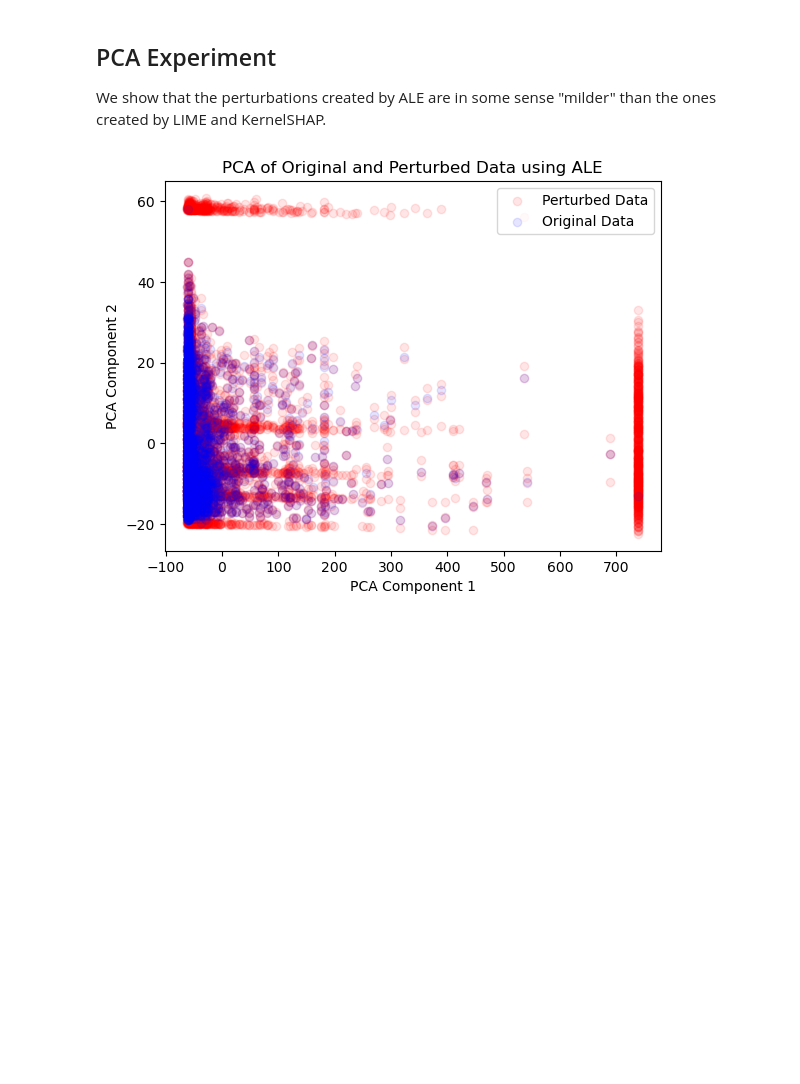
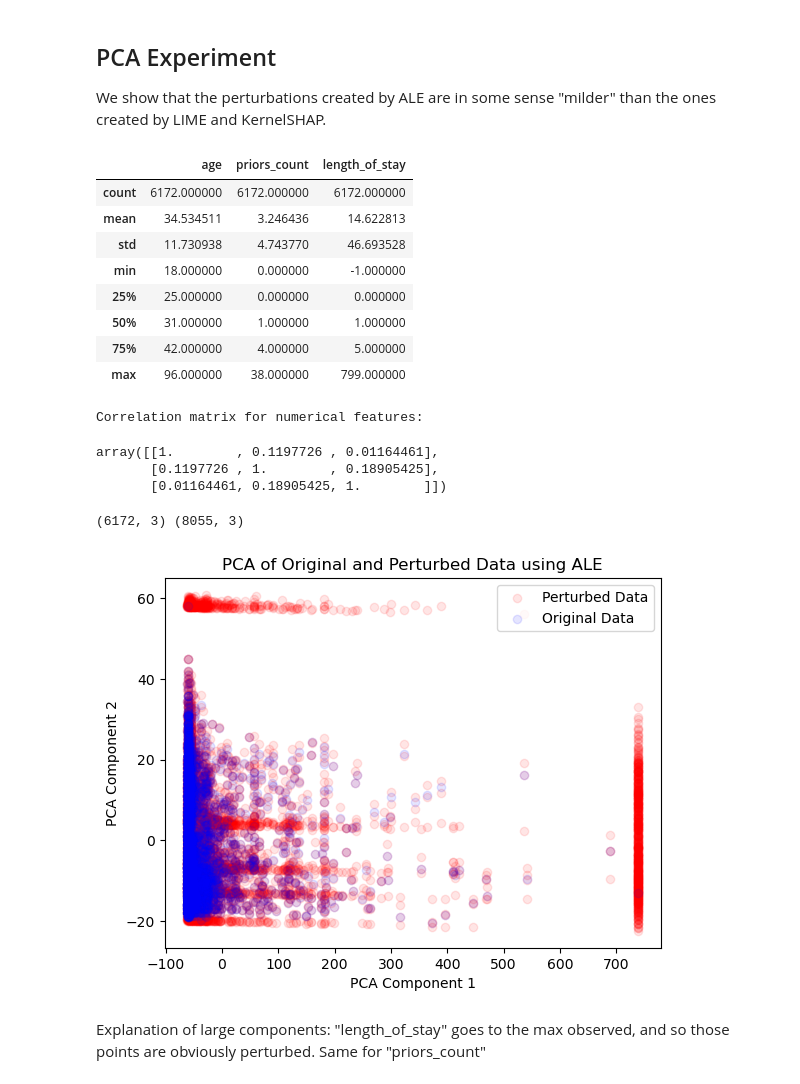
Before and after one commit to dawsonren/ExplainableML, a Jupyter notebook: adversarial.ipynb, the cells around one changed output. Drawn from its saved outputs; the diff is of its cells as text; code cells hidden in the pictures; blank space fills up the shorter version.

```diff
--- a/adversarial.ipynb
+++ b/adversarial.ipynb
@@ -78,10 +82,33 @@ def plot_2d_compas_pca(X_compas, explainer_class: Explanation, explain_n=100):
     plt.title(f'PCA of Original and Perturbed Data using {explainer_class.__name__}')
     plt.legend()
     plt.show()
+# %%
+X_compas[["age", "priors_count", "length_of_stay"]].describe()
+# %% [output]
+|  | age | priors_count | length_of_stay |
+| count | 6172.000000 | 6172.000000 | 6172.000000 |
+| mean | 34.534511 | 3.246436 | 14.622813 |
+| std | 11.730938 | 4.743770 | 46.693528 |
+| min | 18.000000 | 0.000000 | -1.000000 |
+| 25% | 25.000000 | 0.000000 | 0.000000 |
+| 50% | 31.000000 | 1.000000 | 1.000000 |
+| 75% | 42.000000 | 4.000000 | 5.000000 |
+| max | 96.000000 | 38.000000 | 799.000000 |
+# %%
+print("Correlation matrix for numerical features:")
+np.corrcoef(X_compas[["age", "priors_count", "length_of_stay"]].to_numpy(), rowvar=False)
+# %% [output]
+Correlation matrix for numerical features:
+array([[1.        , 0.1197726 , 0.01164461],
+       [0.1197726 , 1.        , 0.18905425],
+       [0.01164461, 0.18905425, 1.        ]])
 # %%
-plot_2d_compas_pca(X_compas, ALE, explain_n=1)
+plot_2d_compas_pca(X_compas, ALE, explain_n=10)
 # %% [output]
+(6172, 3) (8055, 3)
 [figure]
+# %% [markdown]
+Explanation of large components: "length_of_stay" goes to the max observed, and so those points are obviously perturbed. Same for "priors_count"
 # %%
 plot_2d_compas_pca(X_compas, SHAP, explain_n=1000)
 # %% [output]
```
Also changed, not shown: parts of 8 cells of this notebook, 3 other files.
